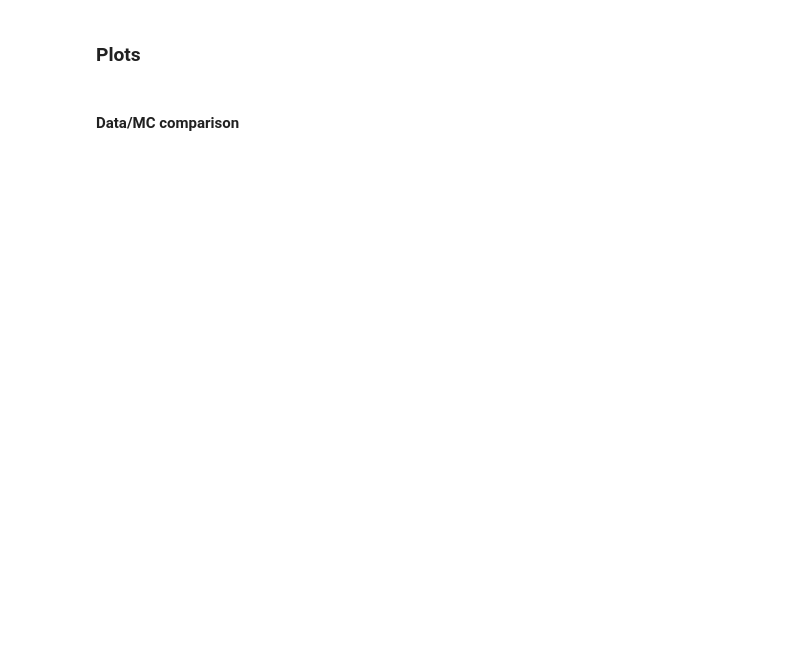
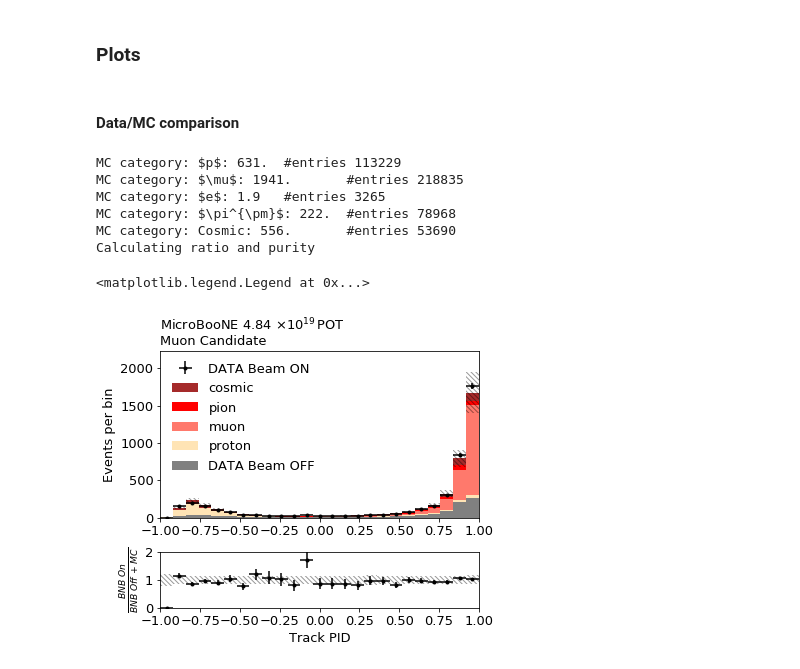
Before and after one commit to Wouter-VDP/nuecc_python, a Jupyter notebook: NumuPlots_datamc.ipynb, the cells around one changed output. Cells and saved outputs as stored; diff of their text form; code cells hidden in the pictures; blank space fills up the shorter version.

Commit message:
update to the latest PID paper plots

```diff
--- a/NumuPlots_datamc.ipynb
+++ b/NumuPlots_datamc.ipynb
@@ -13,6 +13,8 @@ from helpers import helpfunction as helper
 import numu_selection_helper as numu_helper
 # %%
 # Matplotlib help
+import matplotlib
+matplotlib.rcParams.update({'font.size': 13})
 plt.rcParams.update({"axes.titlesize": "medium"})
 plt_h = 4.65
 
@@ -30,7 +32,7 @@ def get_fig(ncols, nleg):
 # %% [markdown]
 #### Constants
 # %%
-write_pickle = False
+write_pickle = True
 input_dir = "/home/nic/Desktop/MicroBooNE/bnb_nue_analysis/wvdp/"
 output_dir = "/home/nic/Dropbox/MicroBooNE/_fig/numuCC_exclusive/"
 plot_samples = {"dirt", "on", "off", "nu"}
@@ -125,4 +133,73 @@ MicroBooNE 4.8e19$\,$POT, Preliminary
+# %%
+plotter.title_str = r'MicroBooNE 4.84 $\times 10^{{19}}\,$POT'
 # %% [markdown]
 ### Plots
 # %% [markdown]
 #### Data/MC comparison
+# %%
+# first track
+fig, ax = get_fig(1,1)
+
+ratio, purity, ks_p, cnp, text_loc = plotter.plot_panel_data_mc(
+    ax.T[0],
+    "trk_llr_pid_score_v",
+    "Track PID",
+    N_bins=25,
+    x_min=-1,
+    x_max=1,
+    query="numu_ev_considered & muon_candidate_no_pid",
+    legend=True,
+    title_str="Muon Candidate",
+    kind="pdg",
+    y_max_scaler= 1.15,
+    legend_in=True,
+)
+plot_class.add_text(ax[0][0], [ratio,None,None,None], text_loc)
+
+handles, labels = ax[0][0].get_legend_handles_labels()
+labels_dict = dict(
+    zip(('BNB On', 'Cosmic', '$\\pi^{\\pm}$', '$\\mu$', '$p$', 'BNB Off'),
+        ('DATA Beam ON', 'cosmic', 'pion', 'muon', 'proton', 'DATA Beam OFF'))
+    )
+new_handles = []
+new_labels = []
+for i, (h, l) in enumerate(zip(handles, labels)):
+    if '$e$' in l:
+        continue
+    else:
+        new_handles.append(h)
+        new_labels.append(labels_dict[l.split(":", 1)[0]])
+new_handles = [new_handles[0]] + new_handles[1:][::-1]
+new_labels = [new_labels[0]] + new_labels[1:][::-1]
+ax[0][0].legend(new_handles, new_labels, loc="upper left", frameon=False)
+
+# fig.savefig(output_dir + "muon_candidate_pid_pdg.pdf", bbox_inches="tight")
+
+
+# fig, ax = get_fig(1,1)
+
+# ratio, purity, ks_p, cnp, text_loc = plotter.plot_panel_data_mc(
+#     ax.T[0],
+#     "trk_llr_pid_score_v",
+#     "Track PID",
+#     N_bins=25,
+#     x_min=-1,
+#     x_max=1,
+#     query="numu_ev_considered & muon_candidate_no_pid",
+#     legend=True,
+#     title_str="",
+#     kind="cat",
+#     y_max_scaler= 1.15
+# )
+# plot_class.add_text(ax[0][0], [ratio,None,None,None], text_loc)
+
+# fig.savefig(output_dir + "muon_candidate_pid_cat.pdf", bbox_inches="tight")
+# %% [output]
+MC category: $p$: 631.  #entries 113229
+MC category: $\mu$: 1941.       #entries 218835
+MC category: $e$: 1.9   #entries 3265
+MC category: $\pi^{\pm}$: 222.  #entries 78968
+MC category: Cosmic: 556.       #entries 53690
+Calculating ratio and purity
+<matplotlib.legend.Legend at 0x...>
+[figure, added]
```
Also changed, not shown: parts of 14 cells of this notebook, 4 other files.
